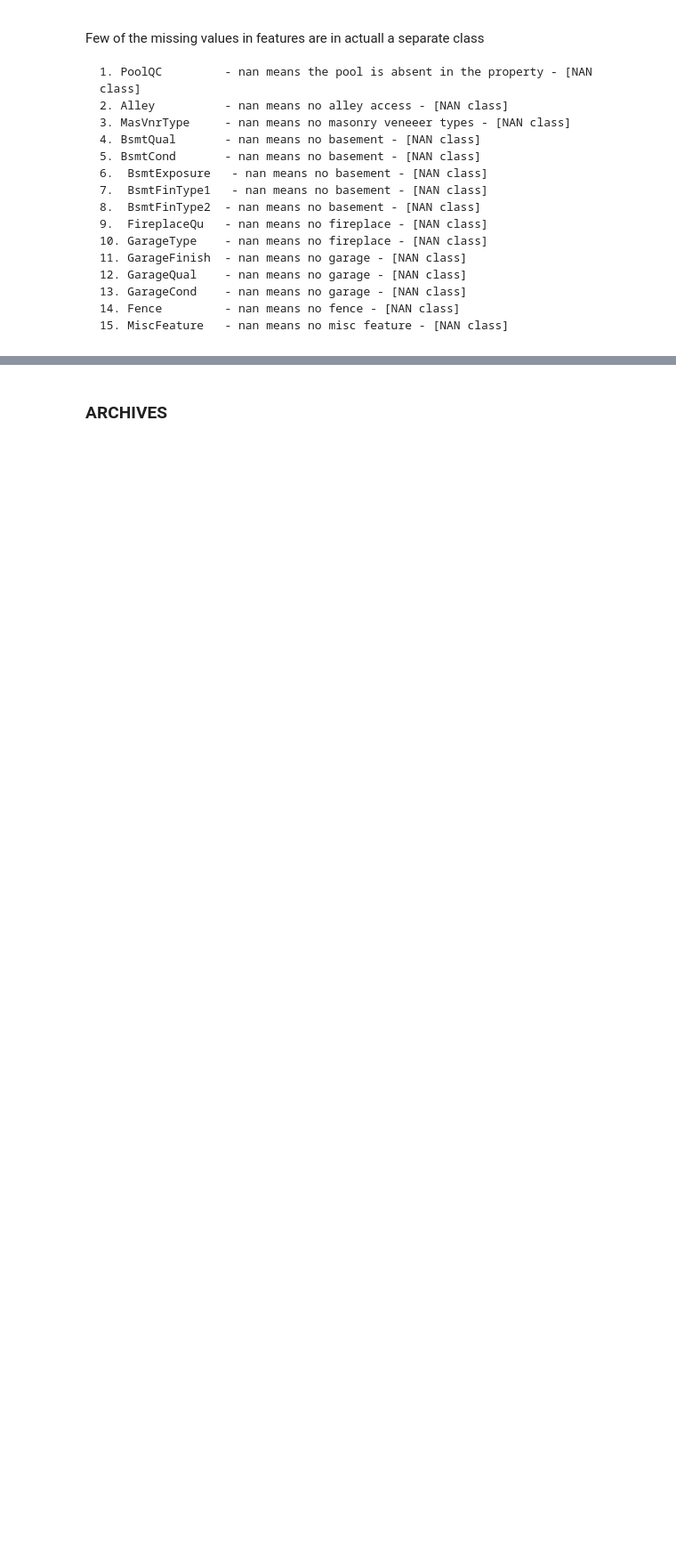
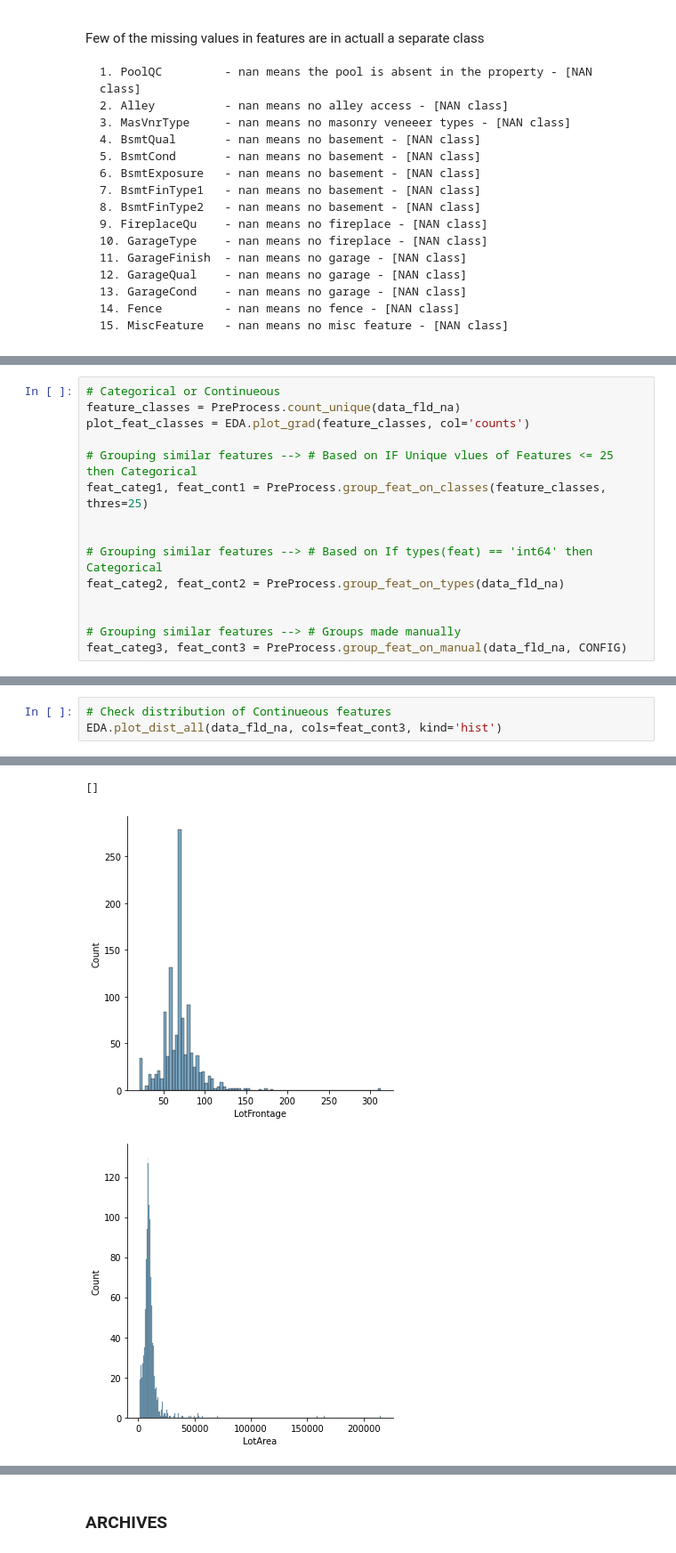
Before and after one commit to hanchau/EDA-House-Prices, a Jupyter notebook: house_prices_eda.ipynb, the cells around one changed output, grey strips where cells are left out. Shown at 89% size. Saved outputs shown, nothing was run; the diff lists cells and outputs as text; blank space fills up the shorter version.

```diff
--- a/house_prices_eda.ipynb
+++ b/house_prices_eda.ipynb
@@ -465,0 +552,15 @@ Name: GarageYrBlt, dtype: float64
+# %%
+# Categorical or Continueous
+feature_classes = PreProcess.count_unique(data_fld_na)
+plot_feat_classes = EDA.plot_grad(feature_classes, col='counts')
+
+# Grouping similar features --> # Based on IF Unique vlues of Features <= 25 then Categorical
+feat_categ1, feat_cont1 = PreProcess.group_feat_on_classes(feature_classes, thres=25)
+
+
+# Grouping similar features --> # Based on If types(feat) == 'int64' then Categorical
+feat_categ2, feat_cont2 = PreProcess.group_feat_on_types(data_fld_na)
+
+
+# Grouping similar features --> # Groups made manually
+feat_categ3, feat_cont3 = PreProcess.group_feat_on_manual(data_fld_na, CONFIG)
@@ -465,0 +600,4 @@ Name: GarageYrBlt, dtype: float64
+# %%
+# Check distribution of Continueous features
+EDA.plot_dist_all(data_fld_na, cols=feat_cont3, kind='hist')
+# %% [output]
@@ -465,0 +606,3 @@ Name: GarageYrBlt, dtype: float64
+[]
+[figure, added]
+[figure, added]
```
Also changed, not shown: parts of 15 cells of this notebook, 1 other file.
